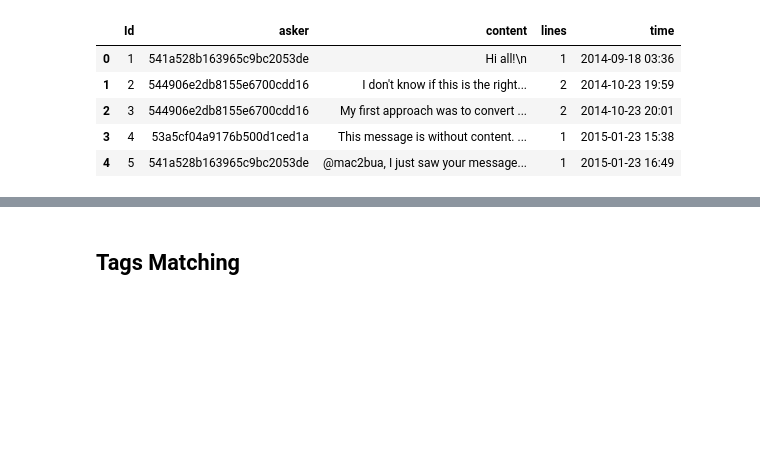
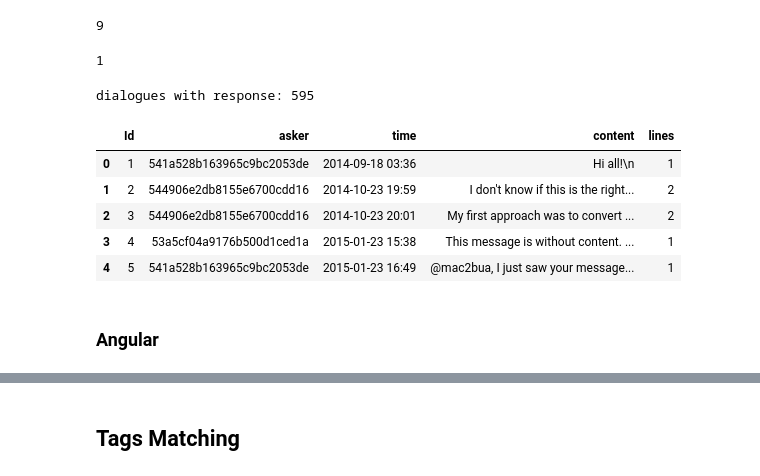
Before and after one commit to NoleWang/Respondent_Recommendation, a Jupyter notebook: Analysis/Analysis.ipynb, the cells around one changed output, grey strips where cells are left out. Drawn from its saved outputs; the diff is of its cells as text; code cells hidden in the pictures; blank space fills up the shorter version.

```diff
--- a/Analysis/Analysis.ipynb
+++ b/Analysis/Analysis.ipynb
@@ -16,11 +35,25 @@ df_profile.head()
+# %%
+len(df_scikit_sorted[df_scikit_sorted['count'] >= 10])
+# %% [output]
+9
+# %%
+len(df_scikit_sorted[df_scikit_sorted['count'] >= 100])
+# %% [output]
+1
+# %%
+print("dialogues with response:",len(set(df_scikit_profile["cluster_Id"])))
+# %% [output]
+dialogues with response: 595
 # %%
-df_issue = pd.read_json(channel1+'/'+channel1+'_issue.json')
+df_scikit_issue = pd.read_json(channel1+'/'+channel1+'_issue.json')
 # %%
-df_issue.head()
+df_scikit_issue.head()
 # %% [output]
-|  | Id | asker | content | lines | time |
-| 0 | 1 | 541a528b163965c9bc2053de | Hi all!\n | 1 | 2014-09-18 03:36 |
-| 1 | 2 | 544906e2db8155e6700cdd16 | I don't know if this is the right... | 2 | 2014-10-23 19:59 |
-| 2 | 3 | 544906e2db8155e6700cdd16 | My first approach was to convert ... | 2 | 2014-10-23 20:01 |
-| 3 | 4 | 53a5cf04a9176b500d1ced1a | This message is without content. ... | 1 | 2015-01-23 15:38 |
-| 4 | 5 | 541a528b163965c9bc2053de | @mac2bua, I just saw your message... | 1 | 2015-01-23 16:49 |
+|  | Id | asker | time | content | lines |
+| 0 | 1 | 541a528b163965c9bc2053de | 2014-09-18 03:36 | Hi all!\n | 1 |
+| 1 | 2 | 544906e2db8155e6700cdd16 | 2014-10-23 19:59 | I don't know if this is the right... | 2 |
+| 2 | 3 | 544906e2db8155e6700cdd16 | 2014-10-23 20:01 | My first approach was to convert ... | 2 |
+| 3 | 4 | 53a5cf04a9176b500d1ced1a | 2015-01-23 15:38 | This message is without content. ... | 1 |
+| 4 | 5 | 541a528b163965c9bc2053de | 2015-01-23 16:49 | @mac2bua, I just saw your message... | 1 |
+# %% [markdown]
+### Angular
```
Also changed, not shown: parts of 71 cells of this notebook, 1 other file.
